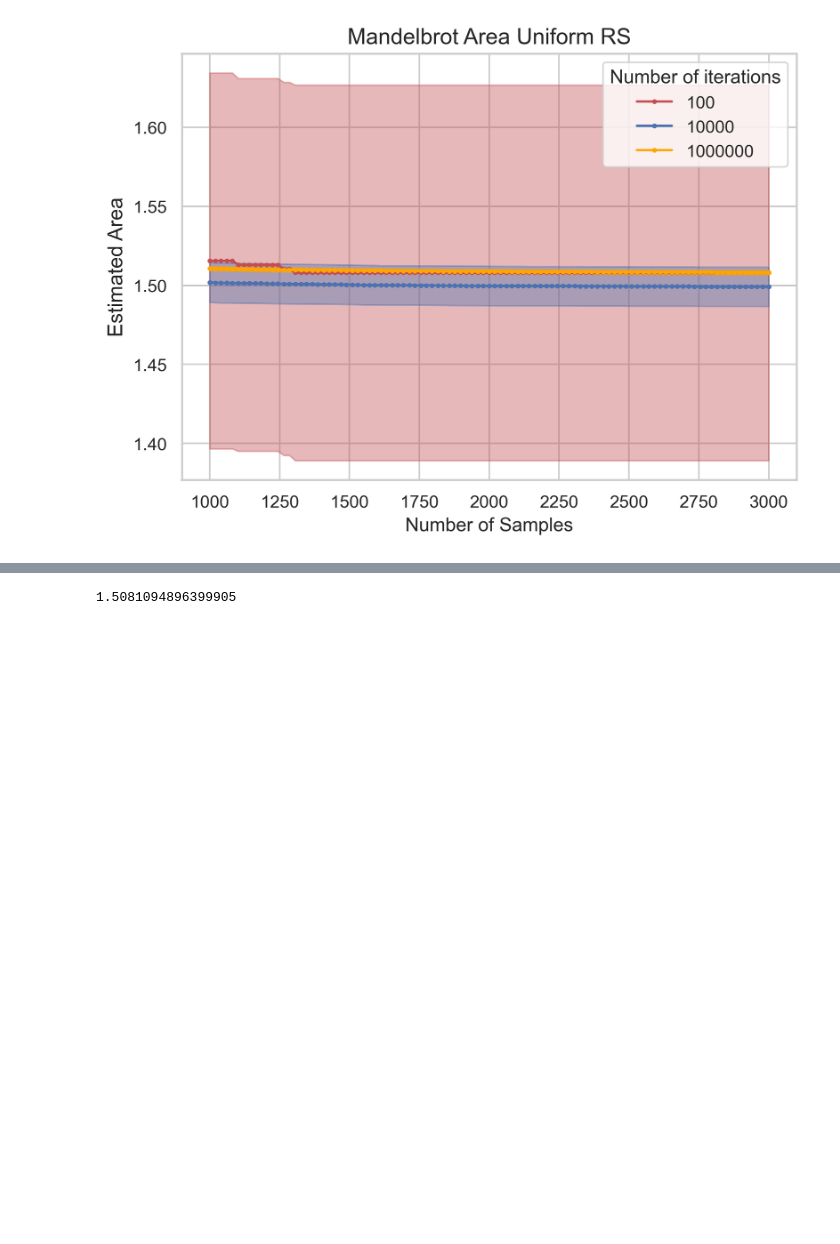
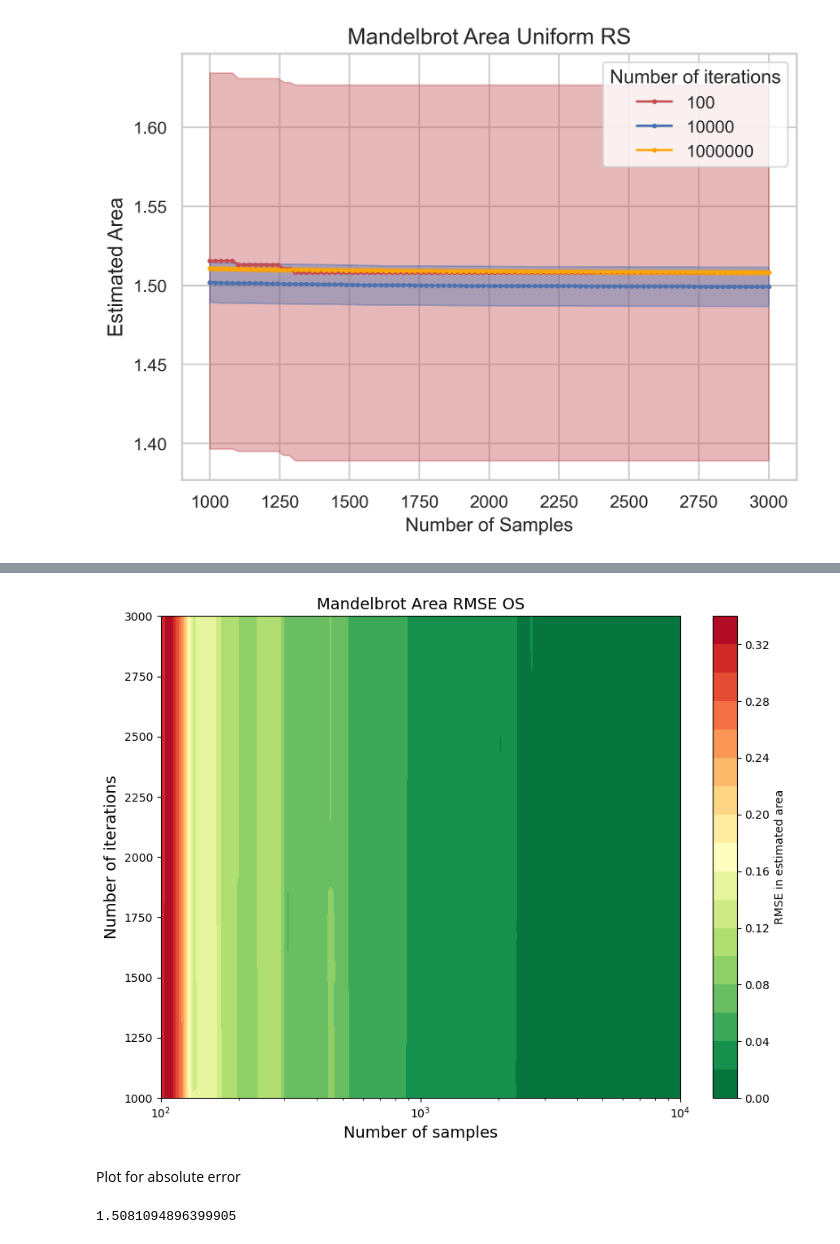
Before and after one commit to Axegky/Stochastic-Simulation, a Jupyter notebook: Mandelbrot_random.ipynb, the cells around one changed output, grey strips where cells are left out. Cells and saved outputs as stored; diff of their text form; code cells hidden in the pictures; blank space fills up the shorter version.

```diff
--- a/Mandelbrot_random.ipynb
+++ b/Mandelbrot_random.ipynb
@@ -578,3 +716,10 @@ plot_lineplot(i_list, areas_rs[:, s_idxs], upper_rs[:, s_idxs], lower_rs[:, s_id
+# %%
+X,Y = np.meshgrid(s_list_os, i_list)
+plot_rmse_heatmap(X, Y, rmse_os, 'OS')
+# %% [output]
+[figure, added]
+# %% [markdown]
+Plot for absolute error
 # %%
 i_list = np.linspace(1000, 3000, num_i).astype(int)
 s_list = np.array([10 ** n for n in np.linspace(2, 6, num_s)]).astype(int)
```
Also changed, not shown: parts of 55 cells of this notebook, 3 other files.
